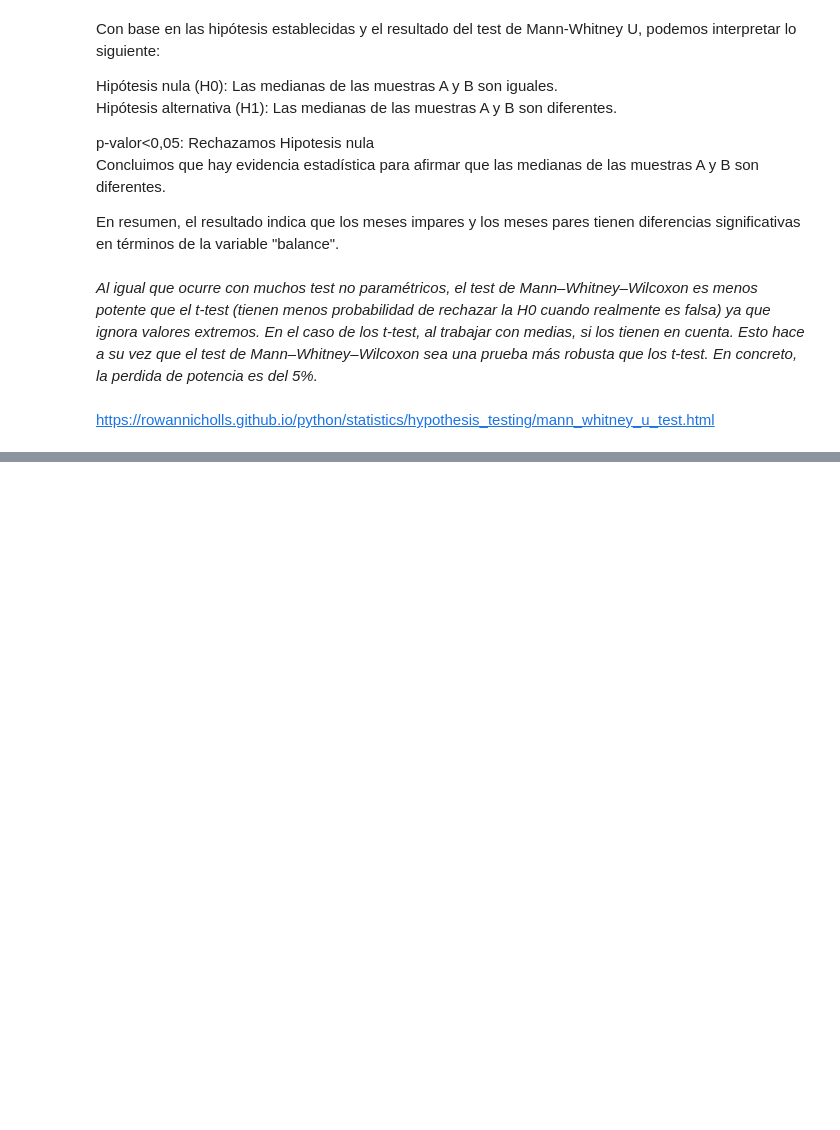
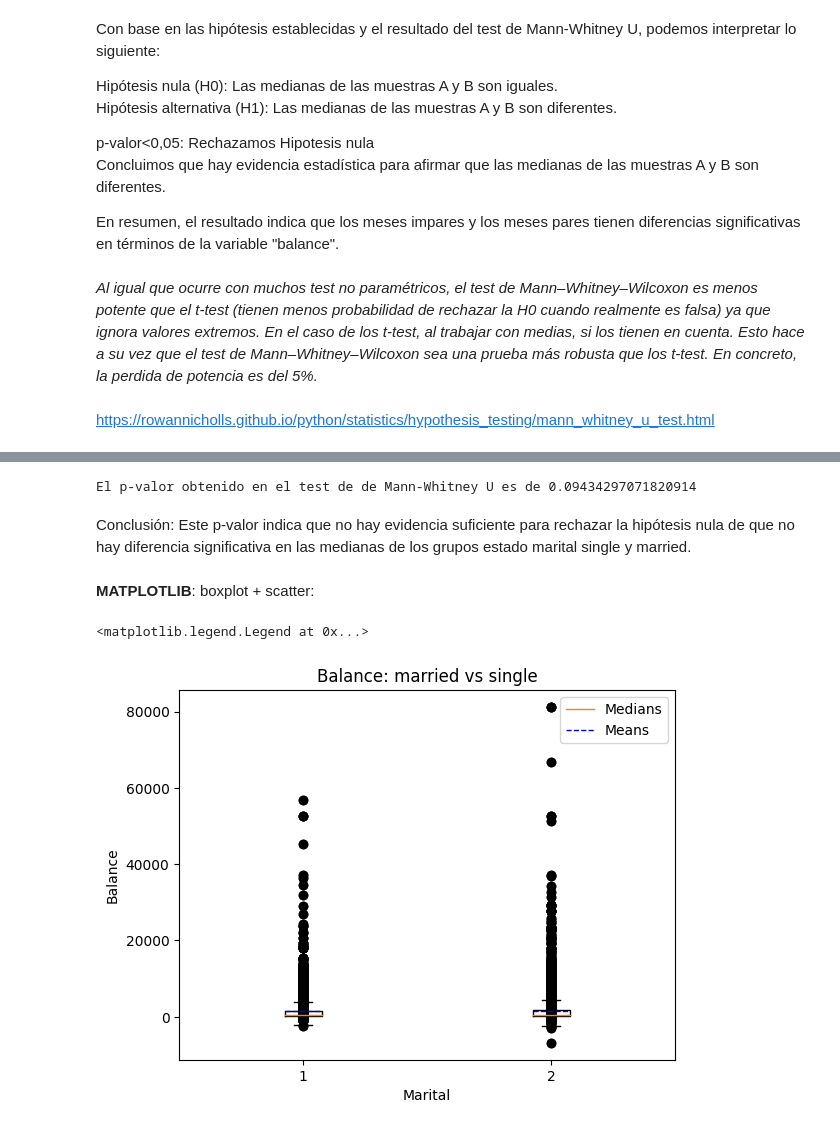
Before and after one commit to bravovielisa/Contraste_de_hipotesis, a Jupyter notebook: Contraste de hipótesis - AB testing (Ejercicios).ipynb, the cells around one changed output, grey strips where cells are left out. Saved outputs shown, nothing was run; the diff lists cells and outputs as text; code cells hidden in the pictures; blank space fills up the shorter version.

```diff
--- a/Contraste de hipótesis - AB testing (Ejercicios).ipynb
+++ b/Contraste de hipótesis - AB testing (Ejercicios).ipynb
@@ -219,0 +233,32 @@ plt.legend([bp['medians'][0], bp['means'][0]], ['Medians', 'Means'])
+# %%
+# Comprobamos hipótesis nula
+A = df[~df['marital'].isin(["married"])] ['balance']
+B = df[~df['marital'].isin(["single"])] ['balance']
+MW_test = mannwhitneyu(A, B)
+
+# Mostramos resultado
+print(f"El p-valor obtenido en el test de de Mann-Whitney U es de {MW_test.pvalue}")
+# %% [output]
+El p-valor obtenido en el test de de Mann-Whitney U es de 0.09434297071820914
+# %% [markdown]
+Conclusión: Este p-valor indica que no hay evidencia suficiente para rechazar la hipótesis nula de que no hay diferencia significativa en las medianas de los grupos estado marital single y married.
+# %% [markdown]
+**MATPLOTLIB**: boxplot + scatter:
+# %%
+meanprops = {'color': 'b'}
+bp = plt.boxplot([A, B], showmeans=True, meanline=True, meanprops=meanprops)
+# Scatterplot for treatment 1
+y =A
+plt.scatter(np.zeros(len(y)) + 1, y, c='k')
+# Scatterplot for treatment 2
+y = B
+plt.scatter(np.ones(len(y)) + 1, y, c='k')
+# Tile and labels
+plt.title('Balance: married vs single')
+plt.xlabel('Marital')
+plt.ylabel('Balance')
+# Legend
+plt.legend([bp['medians'][0], bp['means'][0]], ['Medians', 'Means'])
+# %% [output]
+<matplotlib.legend.Legend at 0x...>
+[figure, added]
```
Also changed, not shown: parts of 12 cells of this notebook.
